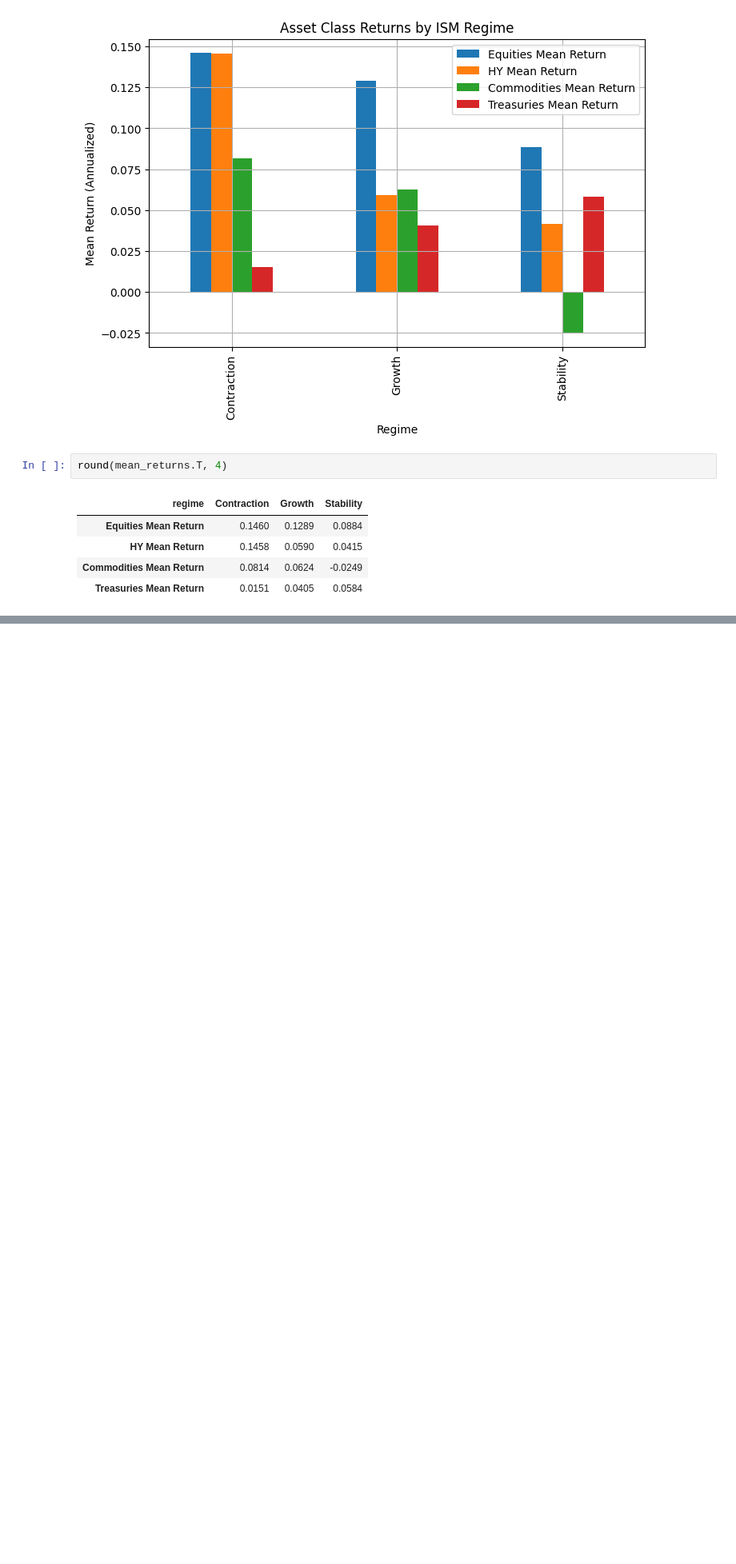
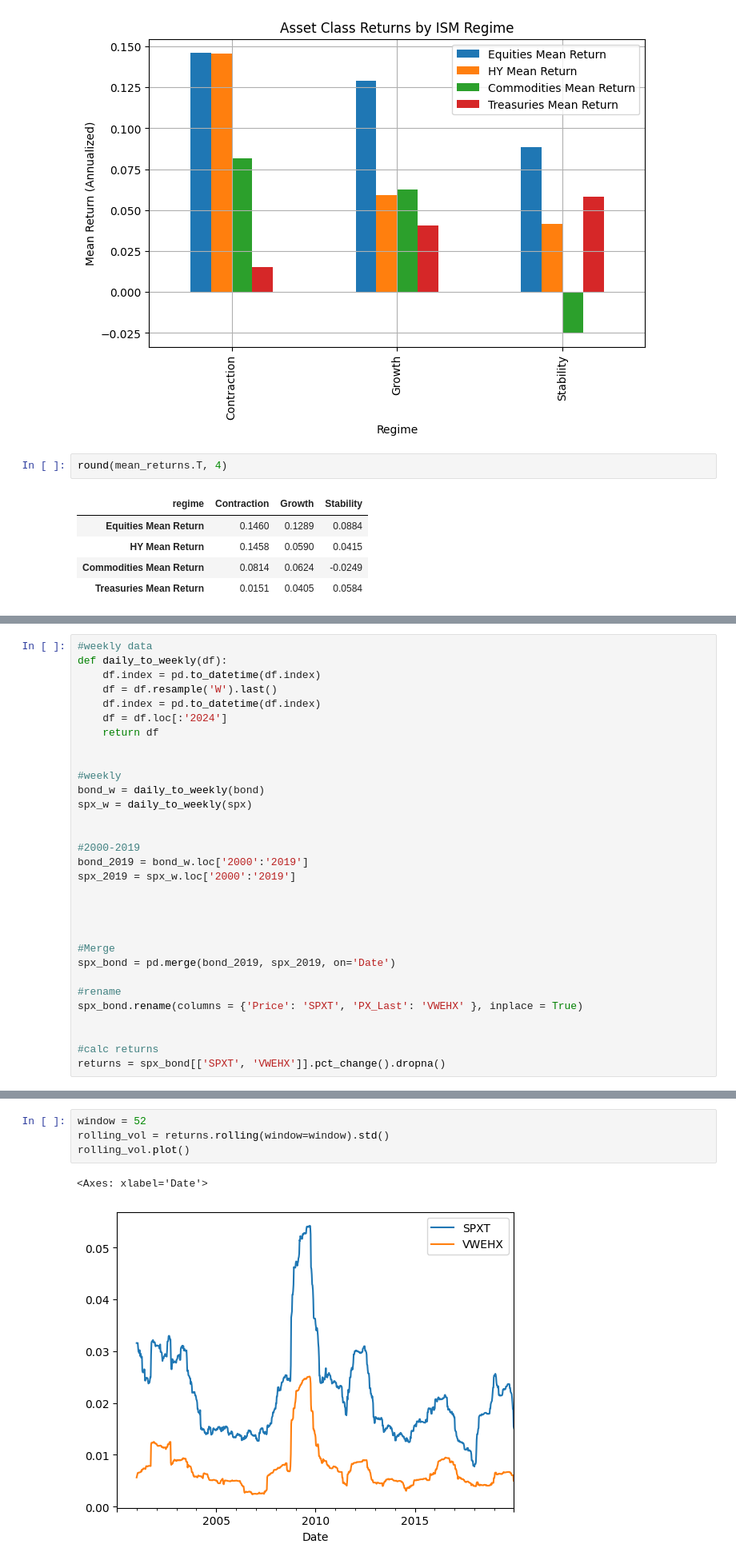
Before and after one commit to Kunj121/MacroFinance_HW2, a Jupyter notebook: ps2_all_parts.ipynb, the cells around one changed output, grey strips where cells are left out. Shown at 80% size. Saved outputs shown, nothing was run; the diff lists cells and outputs as text; blank space fills up the shorter version.

```diff
--- a/ps2_all_parts.ipynb
+++ b/ps2_all_parts.ipynb
@@ -719,0 +732,31 @@ round(mean_returns.T, 4)
+# %%
+#weekly data
+def daily_to_weekly(df):
+    df.index = pd.to_datetime(df.index)
+    df = df.resample('W').last()
+    df.index = pd.to_datetime(df.index)
+    df = df.loc[:'2024']
+    return df
+
+
+#weekly
+bond_w = daily_to_weekly(bond)
+spx_w = daily_to_weekly(spx)
+
+
+#2000-2019
+bond_2019 = bond_w.loc['2000':'2019']
+spx_2019 = spx_w.loc['2000':'2019']
+
+
+
+
+#Merge
+spx_bond = pd.merge(bond_2019, spx_2019, on='Date')
+
+#rename
+spx_bond.rename(columns = {'Price': 'SPXT', 'PX_Last': 'VWEHX' }, inplace = True)
+
+
+#calc returns
+returns = spx_bond[['SPXT', 'VWEHX']].pct_change().dropna()
@@ -719,0 +805,7 @@ round(mean_returns.T, 4)
+# %%
+window = 52
+rolling_vol = returns.rolling(window=window).std()
+rolling_vol.plot()
+# %% [output]
+<Axes: xlabel='Date'>
+[figure, added]
```
Also changed, not shown: parts of 27 cells of this notebook.
